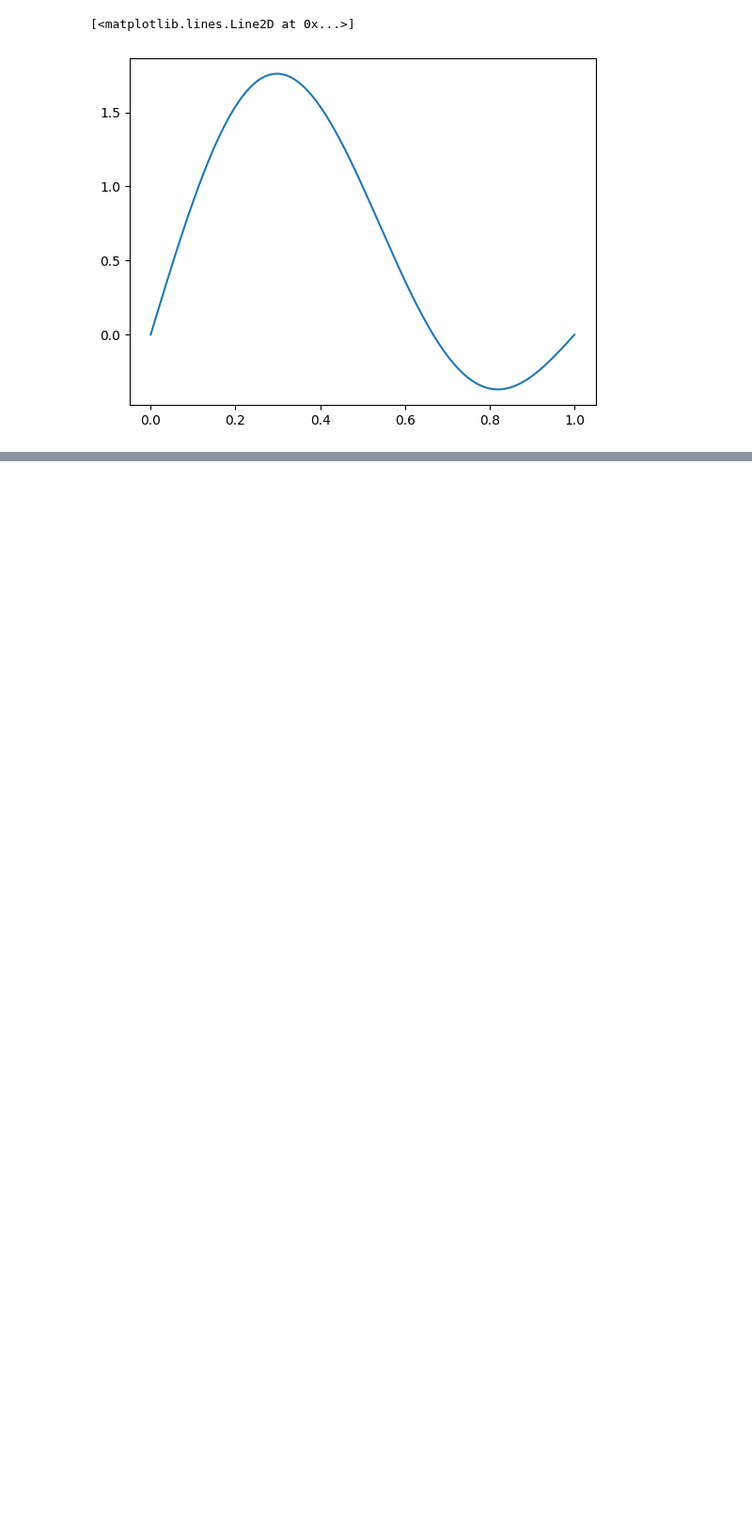
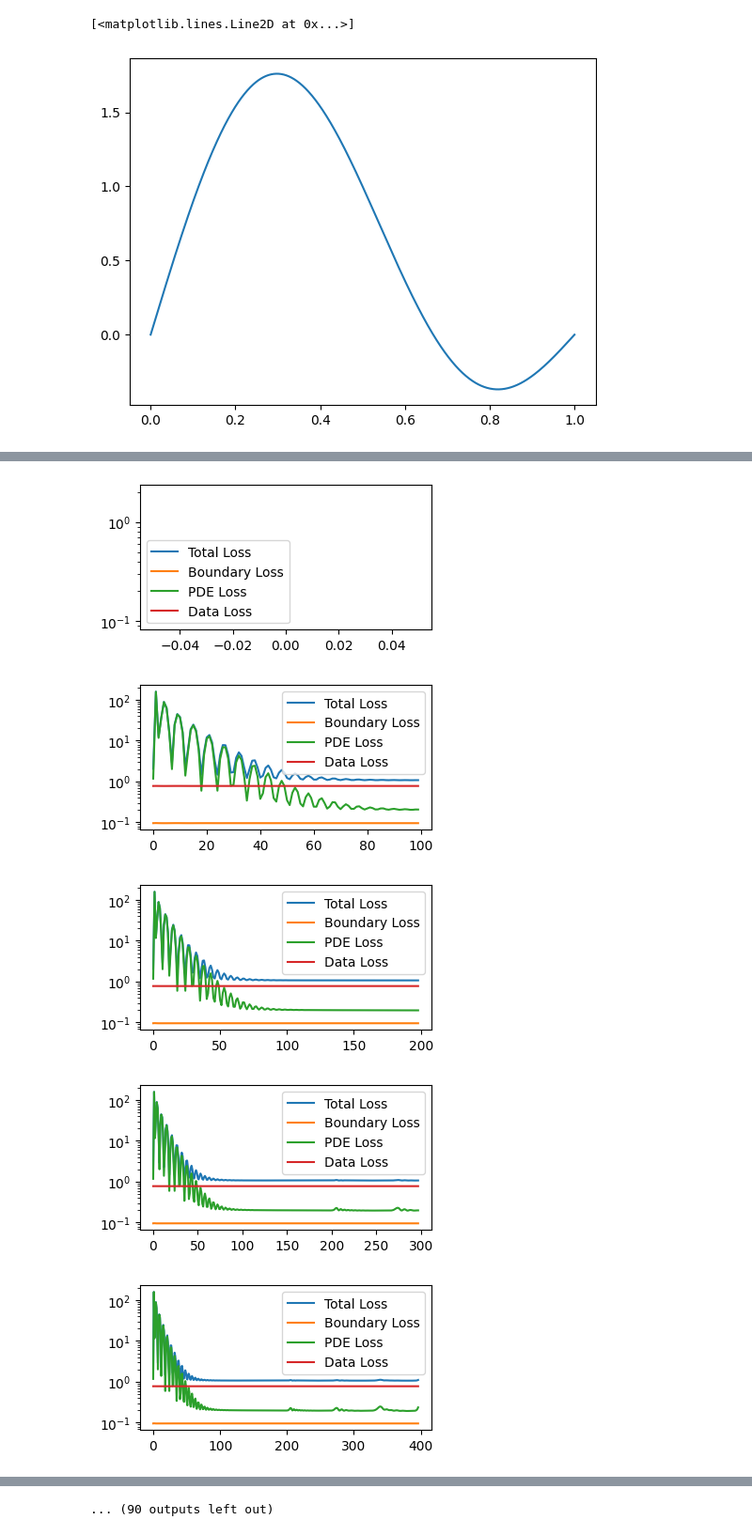
Before and after one commit to viriyadhika/CSC2539H, a Jupyter notebook: FourierPINN/FFPINN.ipynb, the cells around one changed output, grey strips where cells are left out. Shown at 94% size. Cells and saved outputs as stored; diff of their text form; code cells hidden in the pictures; blank space fills up the shorter version.

```diff
--- a/FourierPINN/FFPINN.ipynb
+++ b/FourierPINN/FFPINN.ipynb
@@ -301,0 +383,15 @@ plt.colorbar()
+# %%
+ffmlp = FFMLP(sigma=2).to(device)
+
+optimizer = torch.optim.Adam(ffmlp.parameters())
+criterion = PINNLoss()
+# %%
+optimizer = torch.optim.Adam(ffmlp.parameters(),  lr=5e-5)
+# %%
+training_loop(10000, ffmlp, optimizer)
+# %% [output]
+[figure, added]
+[figure, added]
+[figure, added]
+[figure, added]
+[figure, added]
@@ -301,0 +405 @@ plt.colorbar()
+... (90 outputs left out)
```
Also changed, not shown: parts of 13 cells of this notebook, 1 other file.
